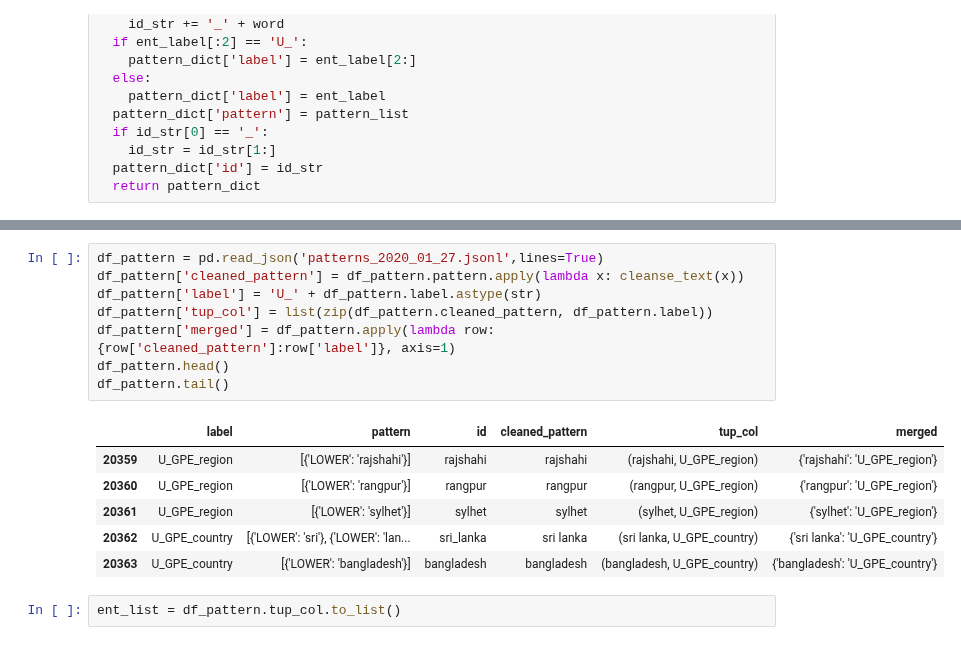
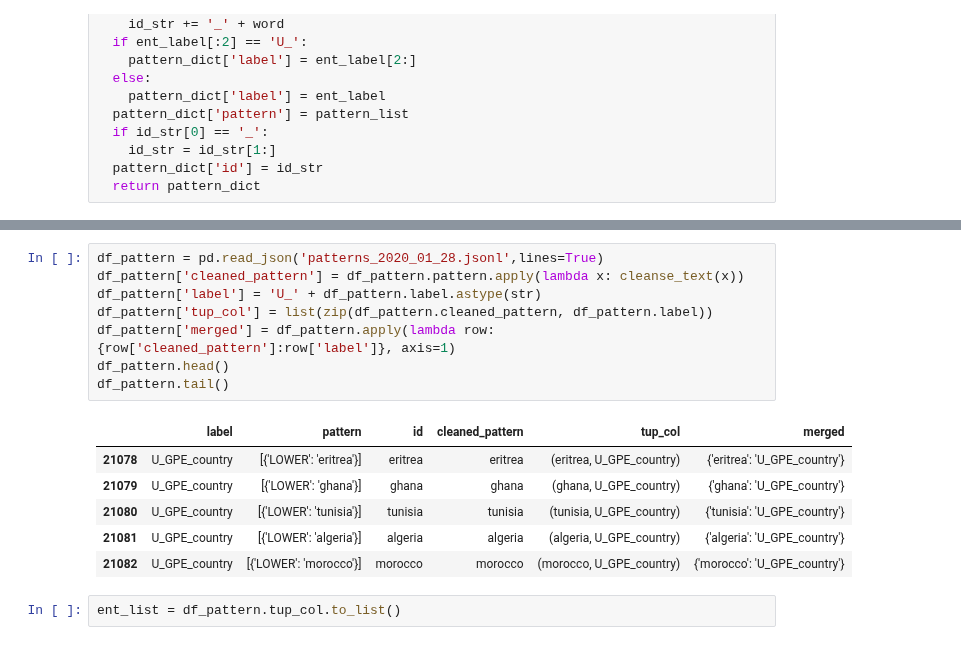
Before and after one commit to ravi-gopalan/DAND_Data_Wrangling, a Jupyter notebook: post_training_processing.ipynb, the cells around one changed output, grey strips where cells are left out. Cells and saved outputs as stored; diff of their text form.

```diff
--- a/post_training_processing.ipynb
+++ b/post_training_processing.ipynb
@@ -183,18 +179,18 @@ df_pattern.head()
 # %%
-df_pattern = pd.read_json('patterns_2020_01_27.jsonl',lines=True)
+df_pattern = pd.read_json('patterns_2020_01_28.jsonl',lines=True)
 df_pattern['cleaned_pattern'] = df_pattern.pattern.apply(lambda x: cleanse_text(x))
 df_pattern['label'] = 'U_' + df_pattern.label.astype(str)
 df_pattern['tup_col'] = list(zip(df_pattern.cleaned_pattern, df_pattern.label))
 df_pattern['merged'] = df_pattern.apply(lambda row: {row['cleaned_pattern']:row['label']}, axis=1)
 df_pattern.head()
 df_pattern.tail()
 # %% [output]
 |  | label | pattern | id | cleaned_pattern | tup_col | merged |
-| 20359 | U_GPE_region | [{'LOWER': 'rajshahi'}] | rajshahi | rajshahi | (rajshahi, U_GPE_region) | {'rajshahi': 'U_GPE_region'} |
-| 20360 | U_GPE_region | [{'LOWER': 'rangpur'}] | rangpur | rangpur | (rangpur, U_GPE_region) | {'rangpur': 'U_GPE_region'} |
-| 20361 | U_GPE_region | [{'LOWER': 'sylhet'}] | sylhet | sylhet | (sylhet, U_GPE_region) | {'sylhet': 'U_GPE_region'} |
-| 20362 | U_GPE_country | [{'LOWER': 'sri'}, {'LOWER': 'lan... | sri_lanka | sri lanka | (sri lanka, U_GPE_country) | {'sri lanka': 'U_GPE_country'} |
-| 20363 | U_GPE_country | [{'LOWER': 'bangladesh'}] | bangladesh | bangladesh | (bangladesh, U_GPE_country) | {'bangladesh': 'U_GPE_country'} |
+| 21078 | U_GPE_country | [{'LOWER': 'eritrea'}] | eritrea | eritrea | (eritrea, U_GPE_country) | {'eritrea': 'U_GPE_country'} |
+| 21079 | U_GPE_country | [{'LOWER': 'ghana'}] | ghana | ghana | (ghana, U_GPE_country) | {'ghana': 'U_GPE_country'} |
+| 21080 | U_GPE_country | [{'LOWER': 'tunisia'}] | tunisia | tunisia | (tunisia, U_GPE_country) | {'tunisia': 'U_GPE_country'} |
+| 21081 | U_GPE_country | [{'LOWER': 'algeria'}] | algeria | algeria | (algeria, U_GPE_country) | {'algeria': 'U_GPE_country'} |
+| 21082 | U_GPE_country | [{'LOWER': 'morocco'}] | morocco | morocco | (morocco, U_GPE_country) | {'morocco': 'U_GPE_country'} |
 # %%
 ent_list = df_pattern.tup_col.to_list()
 # %%
```
Also changed, not shown: parts of 29 cells of this notebook.
